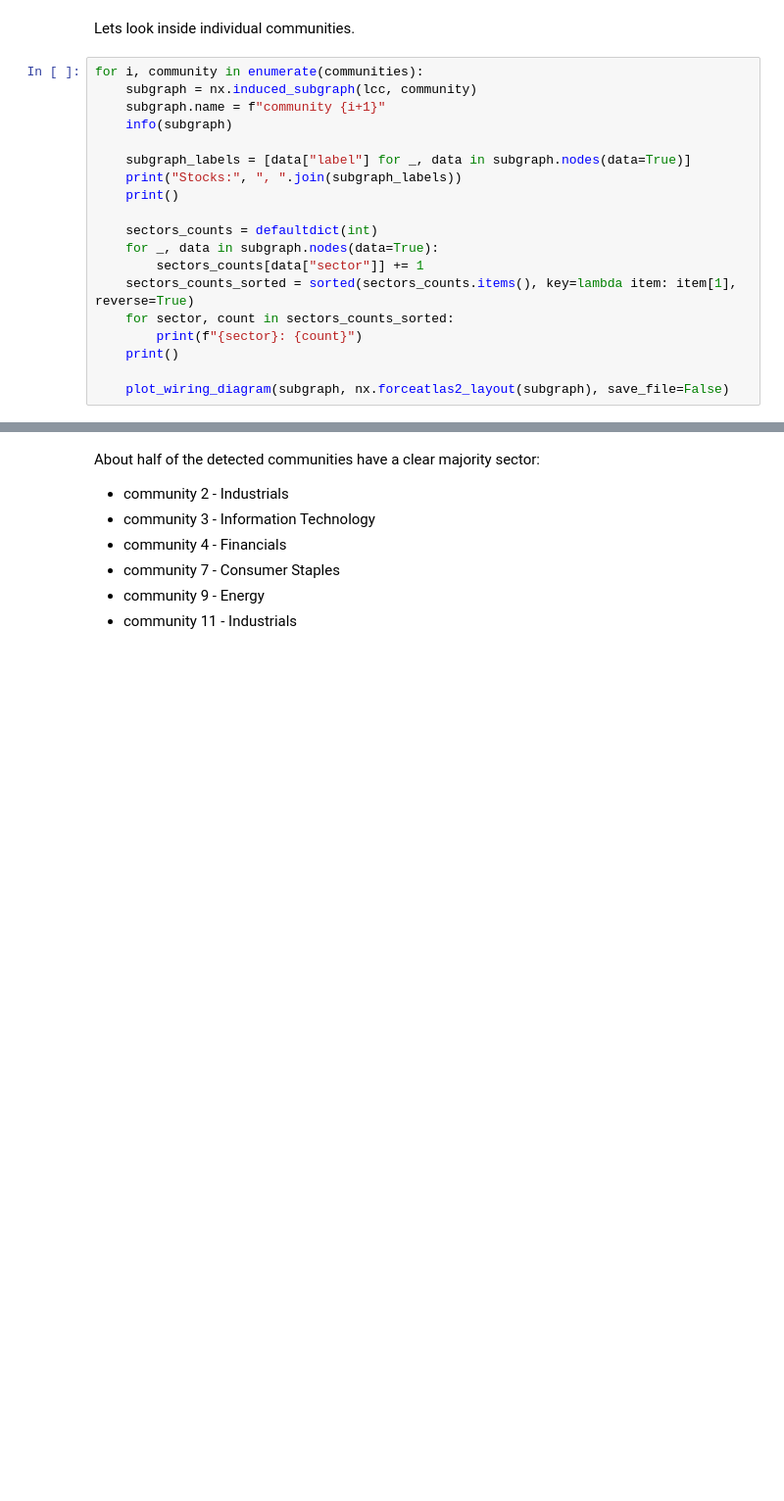
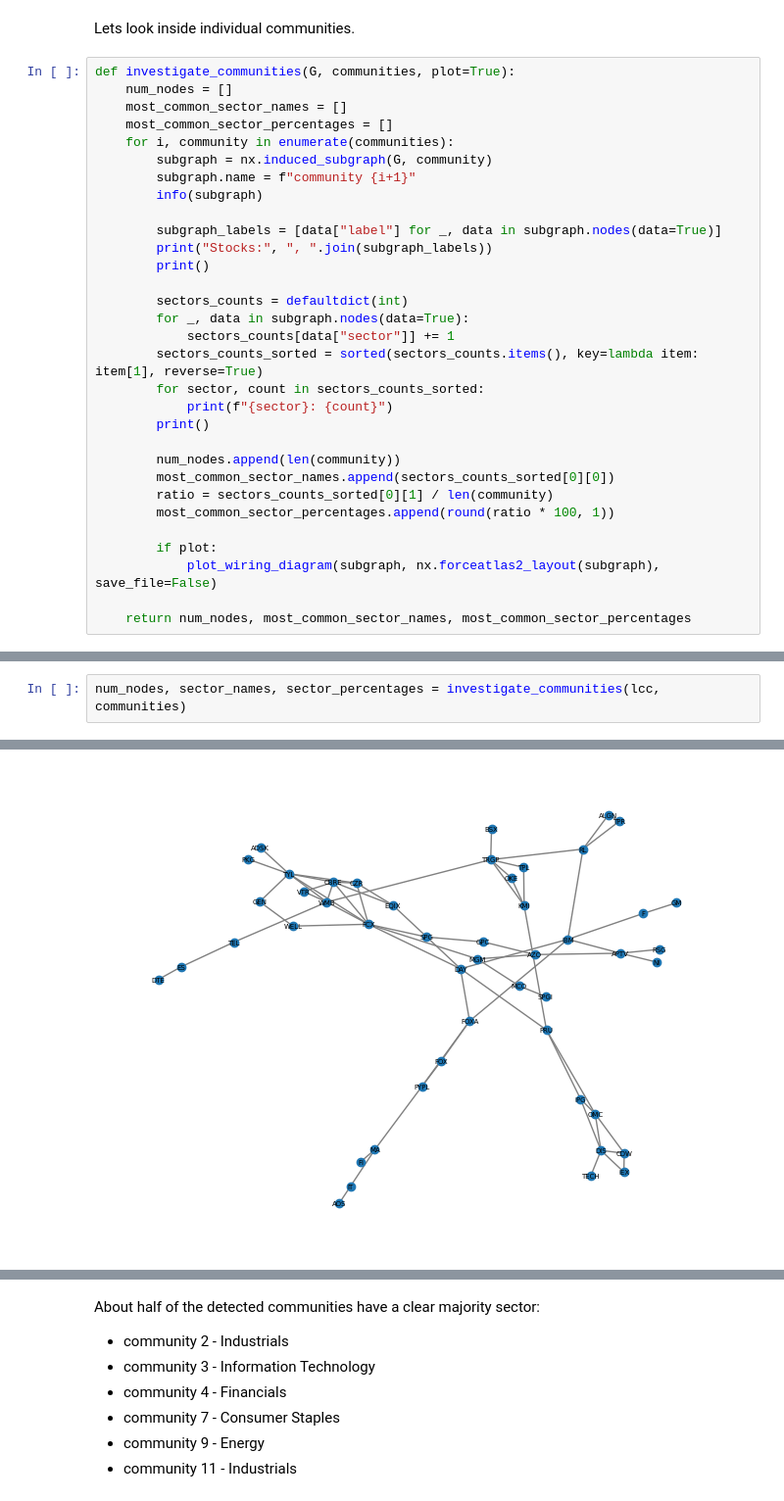
Before and after one commit to HSellis/INA-Project, a Jupyter notebook: community_detection.ipynb, the cells around one changed output, grey strips where cells are left out. Shown at 98% size. Saved outputs shown, nothing was run; the diff lists cells and outputs as text; blank space fills up the shorter version.

```diff
--- a/community_detection.ipynb
+++ b/community_detection.ipynb
@@ -184,21 +184,33 @@ for i, community in enumerate(communities):
 # %% [markdown]
 Lets look inside individual communities.
 # %%
-for i, community in enumerate(communities):
-    subgraph = nx.induced_subgraph(lcc, community)
-    subgraph.name = f"community {i+1}"
-    info(subgraph)
+def investigate_communities(G, communities, plot=True):
+    num_nodes = []
+    most_common_sector_names = []
+    most_common_sector_percentages = []
+    for i, community in enumerate(communities):
+        subgraph = nx.induced_subgraph(G, community)
+        subgraph.name = f"community {i+1}"
+        info(subgraph)
 
-    subgraph_labels = [data["label"] for _, data in subgraph.nodes(data=True)]
-    print("Stocks:", ", ".join(subgraph_labels))
-    print()
+        subgraph_labels = [data["label"] for _, data in subgraph.nodes(data=True)]
+        print("Stocks:", ", ".join(subgraph_labels))
+        print()
 
-    sectors_counts = defaultdict(int)
-    for _, data in subgraph.nodes(data=True):
-        sectors_counts[data["sector"]] += 1
-    sectors_counts_sorted = sorted(sectors_counts.items(), key=lambda item: item[1], reverse=True)
-    for sector, count in sectors_counts_sorted:
-        print(f"{sector}: {count}")
-    print()
+        sectors_counts = defaultdict(int)
+        for _, data in subgraph.nodes(data=True):
+            sectors_counts[data["sector"]] += 1
+        sectors_counts_sorted = sorted(sectors_counts.items(), key=lambda item: item[1], reverse=True)
+        for sector, count in sectors_counts_sorted:
+            print(f"{sector}: {count}")
+        print()
 
-    plot_wiring_diagram(subgraph, nx.forceatlas2_layout(subgraph), save_file=False)
+        num_nodes.append(len(community))
+        most_common_sector_names.append(sectors_counts_sorted[0][0])
+        ratio = sectors_counts_sorted[0][1] / len(community)
+        most_common_sector_percentages.append(round(ratio * 100, 1))
+
+        if plot:
+            plot_wiring_diagram(subgraph, nx.forceatlas2_layout(subgraph), save_file=False)
+
+    return num_nodes, most_common_sector_names, most_common_sector_percentages
@@ -315,0 +217,3 @@ Energy: 1
+# %%
+num_nodes, sector_names, sector_percentages = investigate_communities(lcc, communities)
+# %% [output]
@@ -315,0 +239 @@ Energy: 1
+[figure, added]
```
Also changed, not shown: parts of 4 cells of this notebook.
